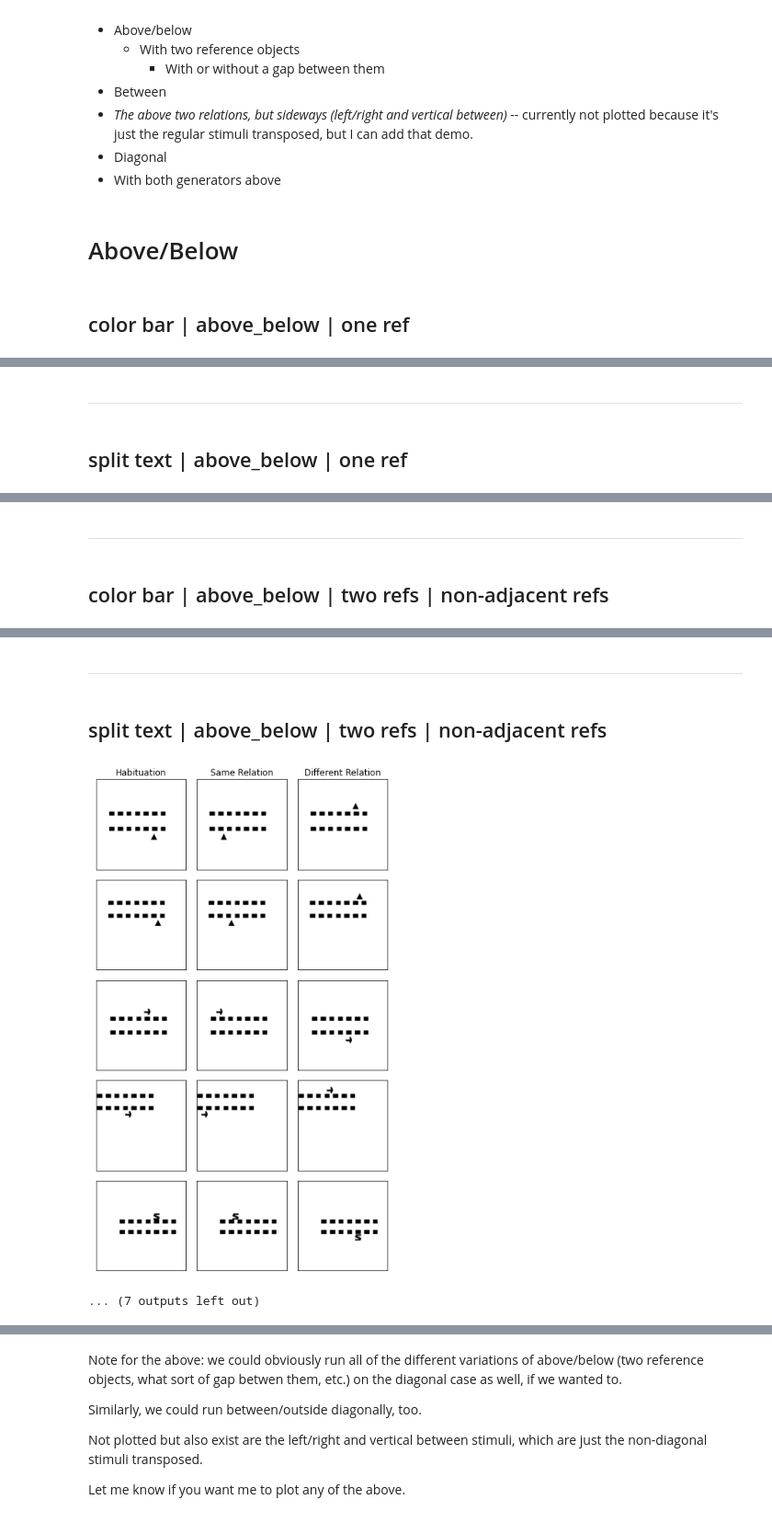
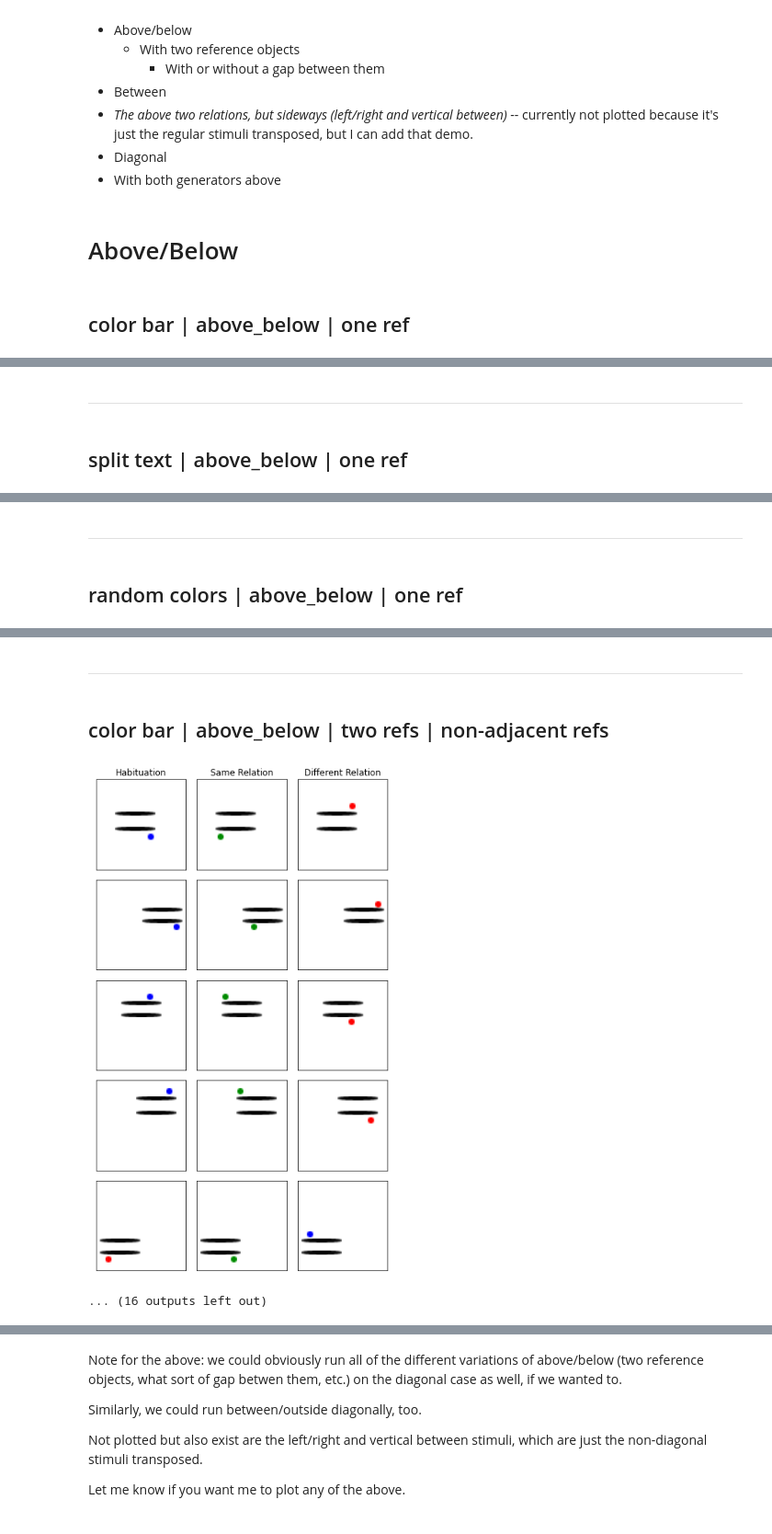
Before and after one commit to guydav/simple-relational-reasoning, a Jupyter notebook: notebooks/QuinnStimuliDemo.ipynb, the cells around one changed output, grey strips where cells are left out. Shown: that part at 92% size. Saved outputs shown, nothing was run; the diff lists cells and outputs as text; code cells hidden in the pictures.

Commit message:
Implemented the random color condition + aggregating replications

```diff
--- a/notebooks/QuinnStimuliDemo.ipynb
+++ b/notebooks/QuinnStimuliDemo.ipynb
@@ -54,6 +54,21 @@ def plot_triplets(triplets):
     fig.tight_layout()
 
     plt.show()
+
+
+GENERATOR_NAMES = ('color bar', 'split text', 'random colors')
+
+
+def create_stimulus_generators_and_names(names=GENERATOR_NAMES, seed=None, **kwargs):
+    rng = np.random.default_rng(seed if seed is not None else np.random.randint(0, 2**32))
+
+    generators = (
+        build_colored_target_black_reference_stimulus_generator(**kwargs),
+        build_split_text_stimulus_generator(**kwargs),
+        build_random_color_stimulus_generator(rng, **kwargs)
+    )
+
+    return zip(generators, names)
 # %% [markdown]
 # Stimulus conditions we have
 * Above/below
@@ -81,13 +96,11 @@ for two_reference_objects in (False, True):
 
         distance_endpoints = distance_endpoints_dict[(two_reference_objects, adjacent_reference_objects)]
 
-        for stimulus_generator, generator_name in \
-            zip((build_colored_target_black_reference_stimulus_generator(), build_split_text_stimulus_generator()),
-                ('color bar', 'split text')):
+        for stimulus_generator, generator_name in create_stimulus_generators_and_names():
 
             triplet_generator = QuinnTripletGenerator(stimulus_generator, distance_endpoints,
                 relation=relation, two_reference_objects=two_reference_objects,
-                adjacent_reference_objects=adjacent_reference_objects)
+                adjacent_reference_objects=adjacent_reference_objects, n_target_types=3)
 
             adj_str = 'adjacent refs' if adjacent_reference_objects else ('non-adjacent refs' if two_reference_objects else '')
             title = f'{generator_name} | {relation} | {"two refs" if two_reference_objects else "one ref"}{" | " if adj_str else ""}{adj_str}'
@@ -105,2 +118,2 @@ for two_reference_objects in (False, True):
 ----
-## color bar | above_below | two refs | non-adjacent refs
+## random colors | above_below | one ref
@@ -108,7 +121,7 @@ for two_reference_objects in (False, True):
 ----
-## split text | above_below | two refs | non-adjacent refs
+## color bar | above_below | two refs | non-adjacent refs
-[figure, old version]
+[figure, new version]
-... (7 outputs left out)
+... (16 outputs left out)
 # %%
 relation = BETWEEN_RELATION
 distance_endpoints = (30, 80)
```
Also changed, not shown: parts of 4 cells of this notebook, 2 other files.
